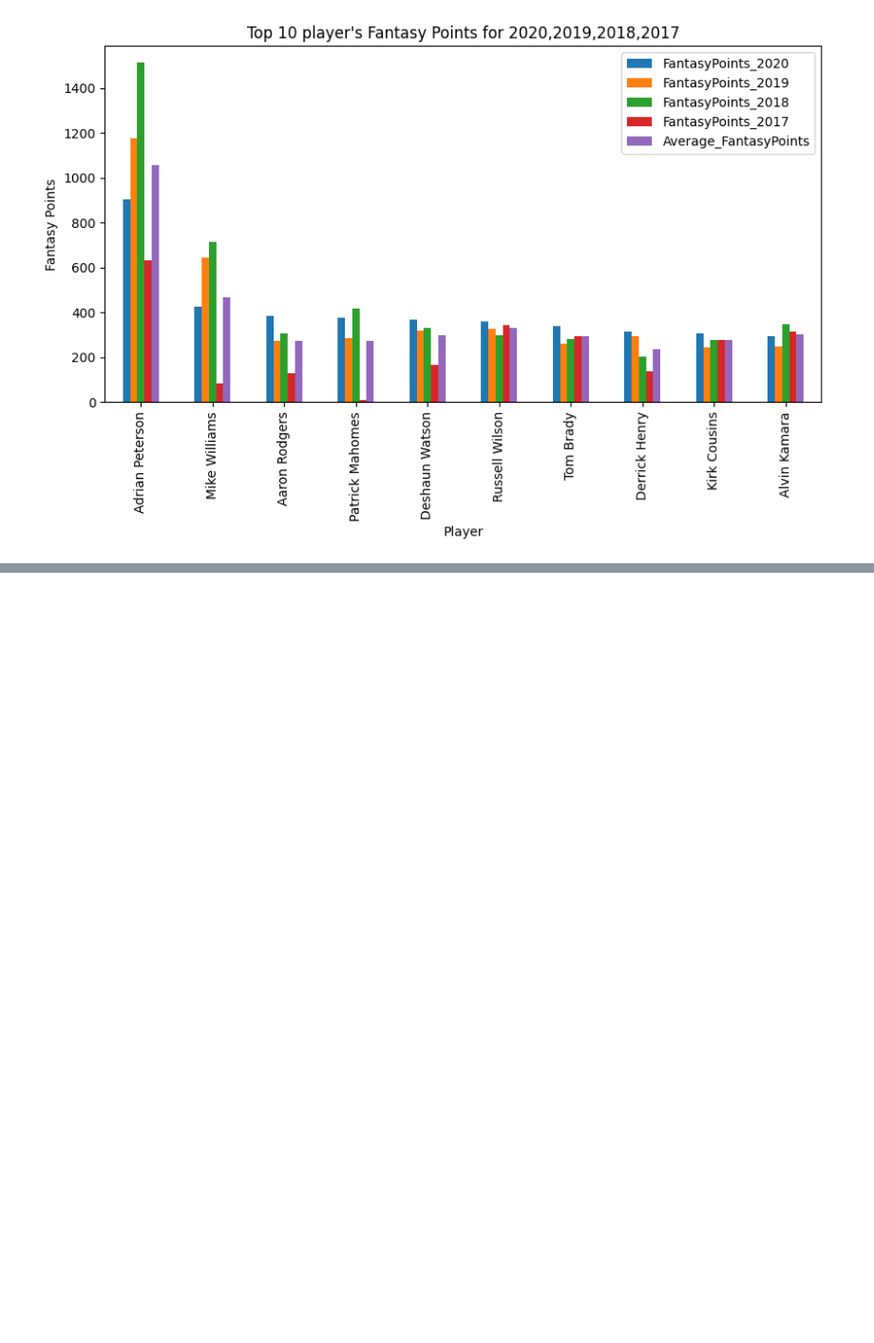
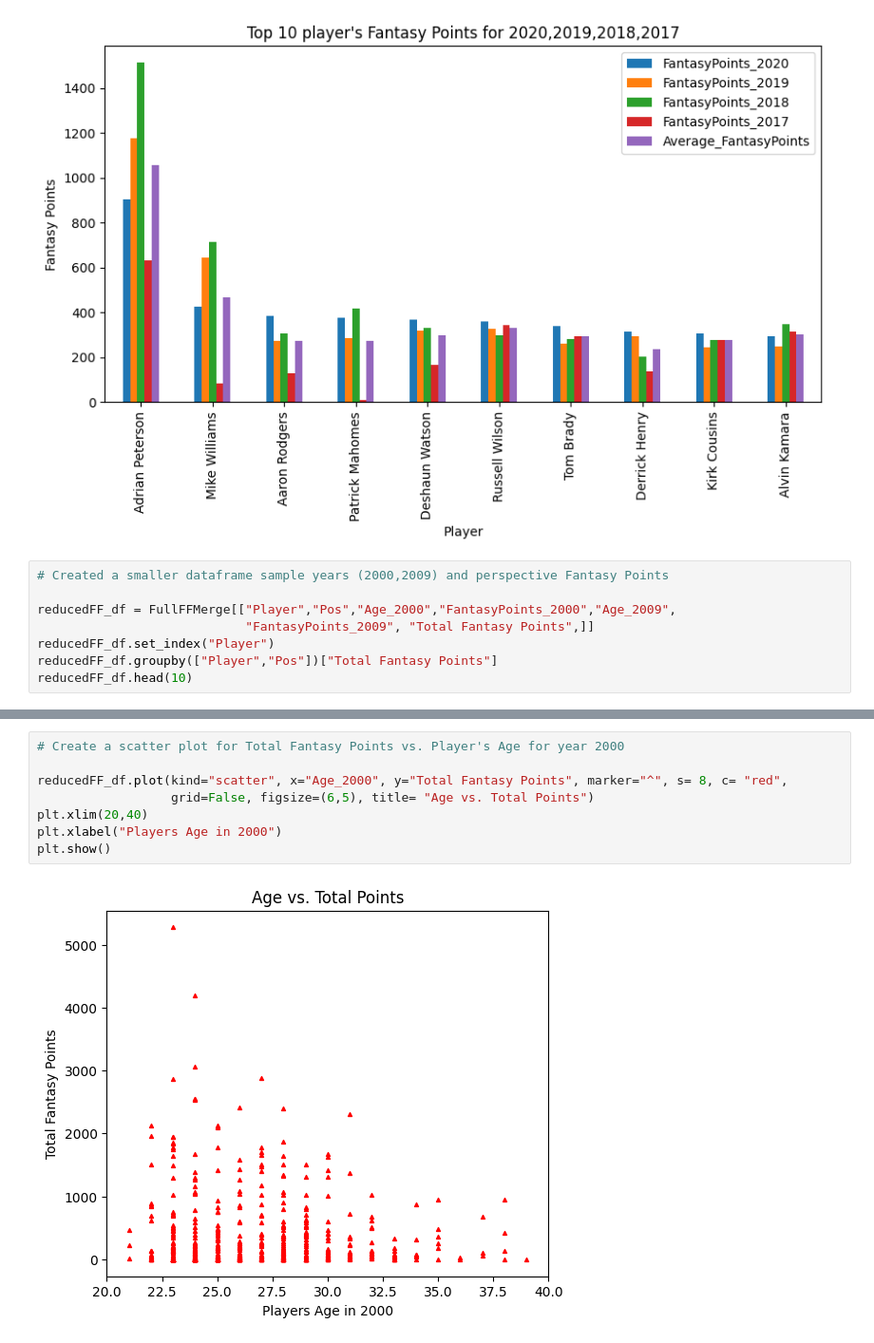
Before and after one commit to AiMO-MO-MO/Project-_FF, a Jupyter notebook: Fantasy_analysis.ipynb, the cells around one changed output, grey strips where cells are left out. Shown at 95% size. Saved outputs shown, nothing was run; the diff lists cells and outputs as text; blank space fills up the shorter version.

```diff
--- a/Fantasy_analysis.ipynb
+++ b/Fantasy_analysis.ipynb
@@ -419,3 +427,11 @@ plt.title("Top 10 player's Fantasy Points for 2020,2019,2018,2017")
 plt.show()
 # %% [output]
 [figure]
+# %%
+# Created a smaller dataframe sample years (2000,2009) and perspective Fantasy Points
+
+reducedFF_df = FullFFMerge[["Player","Pos","Age_2000","FantasyPoints_2000","Age_2009",
+                            "FantasyPoints_2009", "Total Fantasy Points",]]
+reducedFF_df.set_index("Player")
+reducedFF_df.groupby(["Player","Pos"])["Total Fantasy Points"]
+reducedFF_df.head(10)
@@ -421,0 +469,10 @@ plt.show()
+# %%
+# Create a scatter plot for Total Fantasy Points vs. Player's Age for year 2000
+
+reducedFF_df.plot(kind="scatter", x="Age_2000", y="Total Fantasy Points", marker="^", s= 8, c= "red",
+                  grid=False, figsize=(6,5), title= "Age vs. Total Points")
+plt.xlim(20,40)
+plt.xlabel("Players Age in 2000")
+plt.show()
+# %% [output]
+[figure, added]
```
Also changed, not shown: parts of 109 cells of this notebook, 10 other files.
